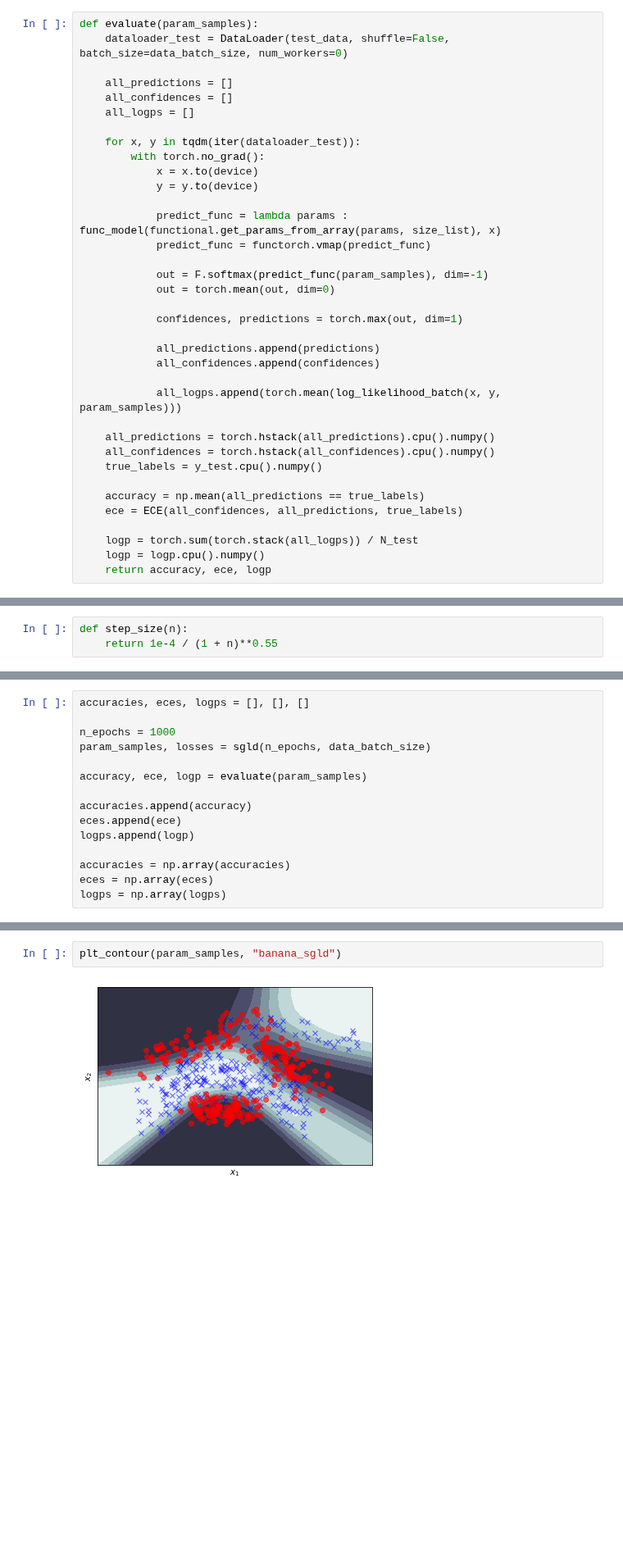
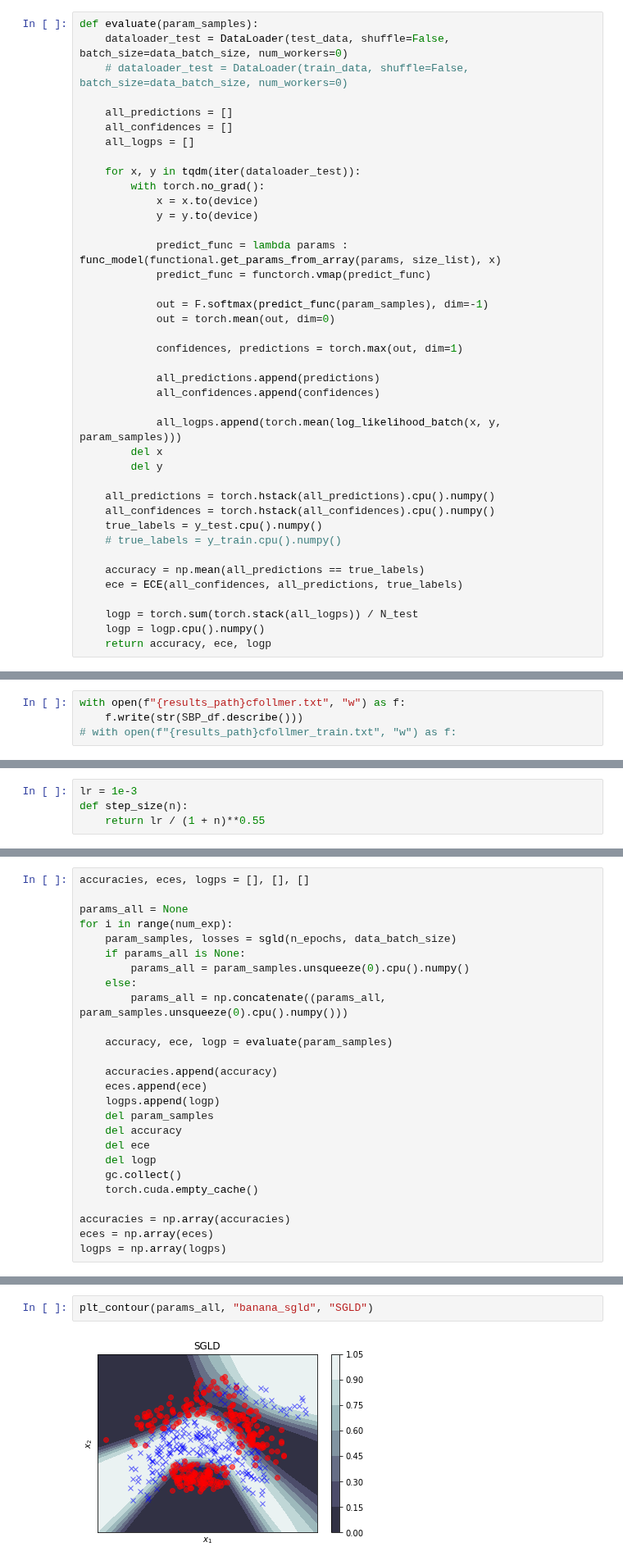
Before and after one commit to franciscovargas/ControlledFollmerDrift, a Jupyter notebook: notebooks/Banana Classification.ipynb, the cells around one changed output, grey strips where cells are left out. Shown at 82% size. Cells and saved outputs as stored; diff of their text form; blank space fills up the shorter version.

```diff
--- a/notebooks/Banana Classification.ipynb
+++ b/notebooks/Banana Classification.ipynb
@@ -160,6 +170,7 @@ plt.plot(losses.flatten())
 # %%
 def evaluate(param_samples):
     dataloader_test = DataLoader(test_data, shuffle=False, batch_size=data_batch_size, num_workers=0)
+    # dataloader_test = DataLoader(train_data, shuffle=False, batch_size=data_batch_size, num_workers=0)
 
     all_predictions = []
     all_confidences = []
@@ -182,10 +193,13 @@ def evaluate(param_samples):
             all_confidences.append(confidences)
 
             all_logps.append(torch.mean(log_likelihood_batch(x, y, param_samples)))
+        del x
+        del y
 
     all_predictions = torch.hstack(all_predictions).cpu().numpy()
     all_confidences = torch.hstack(all_confidences).cpu().numpy()
     true_labels = y_test.cpu().numpy()
+    # true_labels = y_train.cpu().numpy()
 
     accuracy = np.mean(all_predictions == true_labels)
     ece = ECE(all_confidences, all_predictions, true_labels)
@@ -231,3 +266,7 @@ SBP_df.describe()
+# %%
+with open(f"{results_path}cfollmer.txt", "w") as f:
+    f.write(str(SBP_df.describe()))
+# with open(f"{results_path}cfollmer_train.txt", "w") as f:
 # %%
 import matplotlib.colors as colors
 
@@ -279,8 +326,9 @@ def gradient(x, y, params):
     grad, = torch.autograd.grad(loss, params_)
     return loss.detach().cpu().numpy(), grad
 # %%
+lr = 1e-3
 def step_size(n):
-    return 1e-4 / (1 + n)**0.55
+    return lr / (1 + n)**0.55
 # %%
 def sgld(n_epochs, data_batch_size):
     dataloader_train = DataLoader(train_data, shuffle=True, batch_size=data_batch_size, num_workers=0)
@@ -322,14 +370,25 @@ def sgld(n_epochs, data_batch_size):
 # %%
 accuracies, eces, logps = [], [], []
 
-n_epochs = 1000
-param_samples, losses = sgld(n_epochs, data_batch_size)
+params_all = None
+for i in range(num_exp):
+    param_samples, losses = sgld(n_epochs, data_batch_size)
+    if params_all is None:
+        params_all = param_samples.unsqueeze(0).cpu().numpy()
+    else:
+        params_all = np.concatenate((params_all, param_samples.unsqueeze(0).cpu().numpy()))
 
-accuracy, ece, logp = evaluate(param_samples)
+    accuracy, ece, logp = evaluate(param_samples)
 
-accuracies.append(accuracy)
-eces.append(ece)
-logps.append(logp)
+    accuracies.append(accuracy)
+    eces.append(ece)
+    logps.append(logp)
+    del param_samples
+    del accuracy
+    del ece
+    del logp
+    gc.collect()
+    torch.cuda.empty_cache()
 
 accuracies = np.array(accuracies)
 eces = np.array(eces)
@@ -356,7 +423,7 @@ SGLD_df.describe()
 # %%
-plt_contour(param_samples, "banana_sgld")
+plt_contour(params_all, "banana_sgld", "SGLD")
 # %% [output]
-[figure, old version]
+[figure, new version]
 # %%
 def sgd(n_epochs, data_batch_size):
 
```
Also changed, not shown: parts of 19 cells of this notebook, 1 other file.
